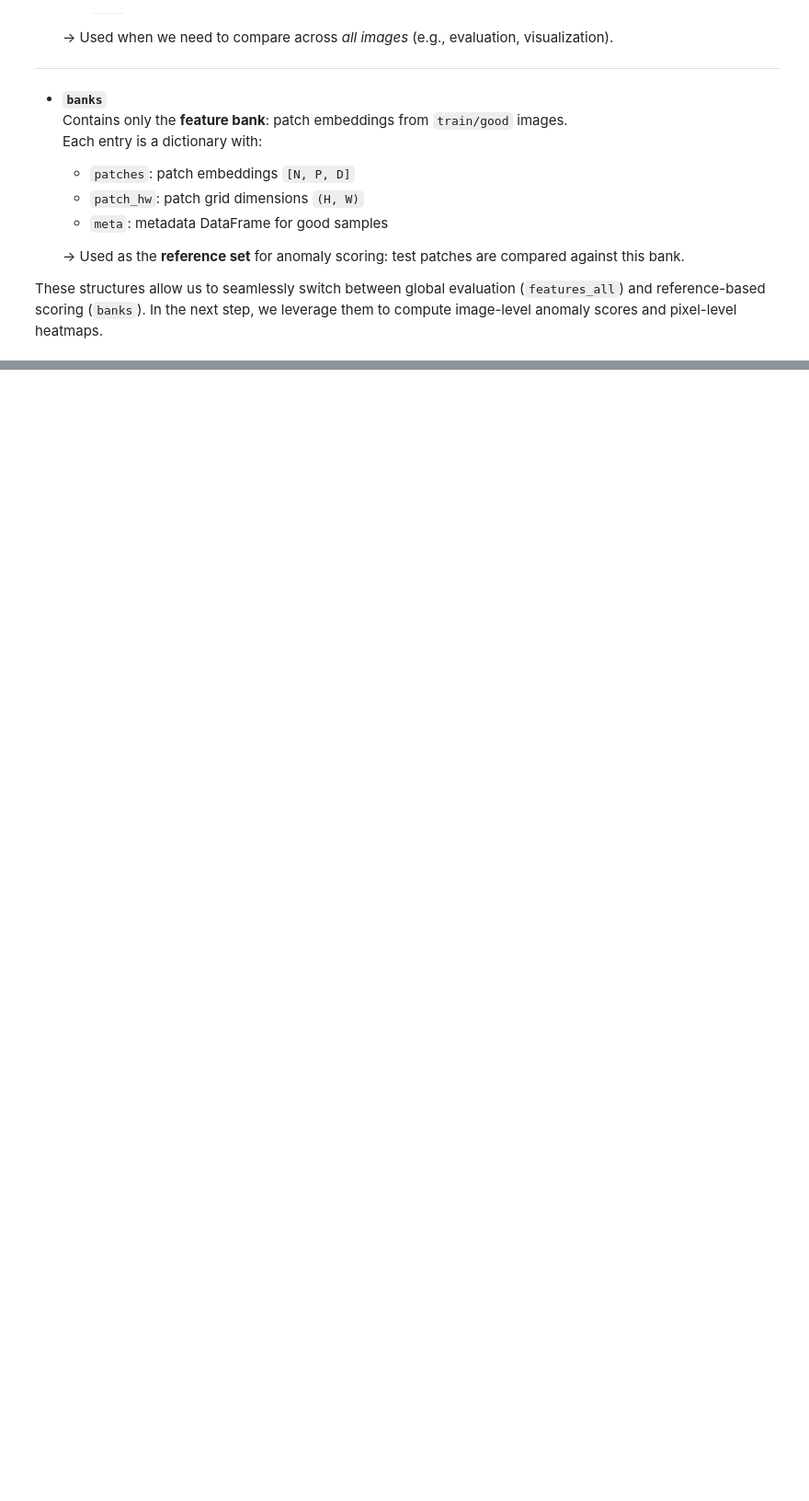
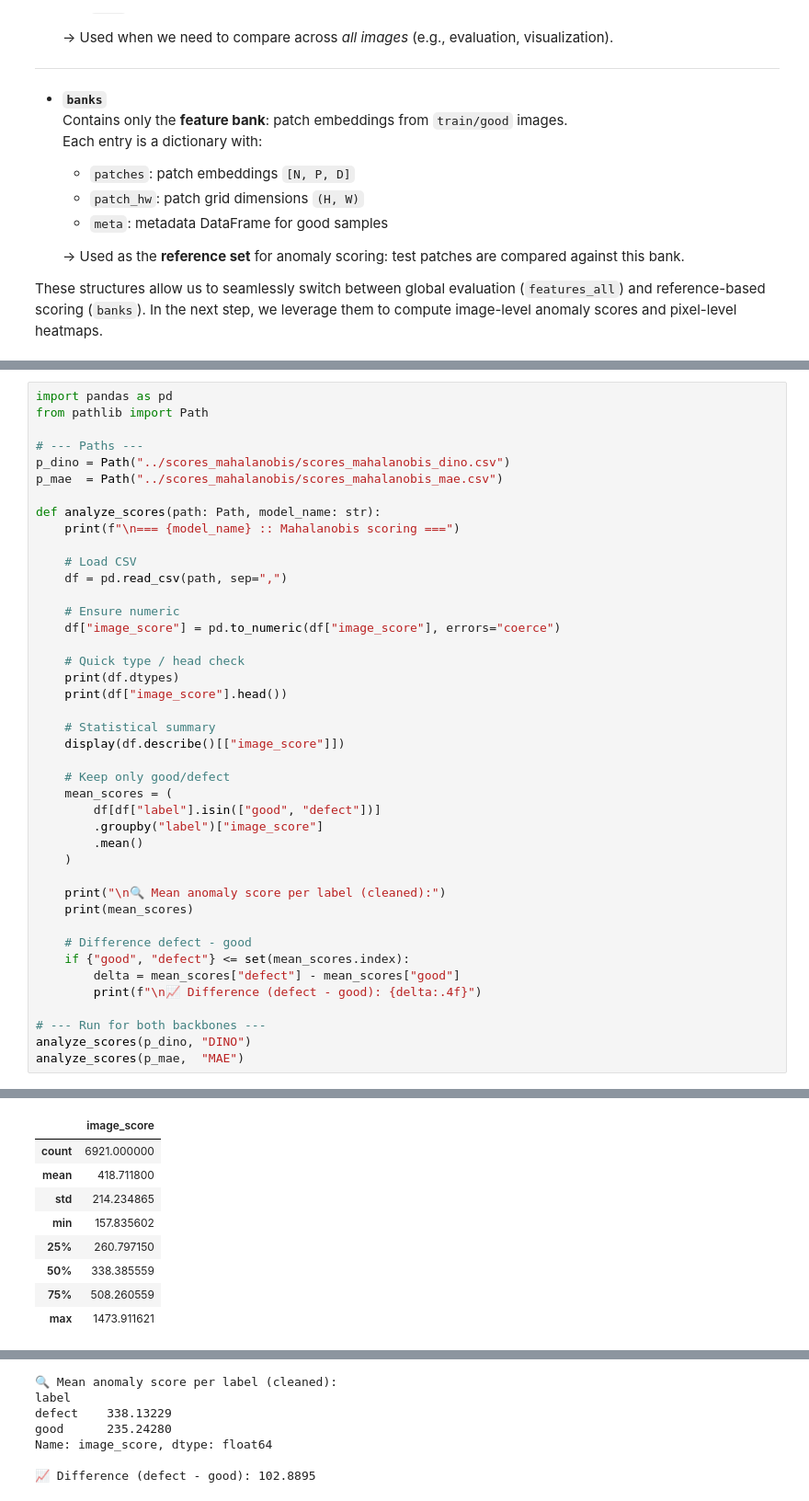
Before and after one commit to frederikcodes/mvtec-vit-anomaly, a Jupyter notebook: notebooks/02_scoring_heatmaps.ipynb, the cells around one changed output, grey strips where cells are left out. Shown at 92% size. Saved outputs shown, nothing was run; the diff lists cells and outputs as text; blank space fills up the shorter version.

```diff
--- a/notebooks/02_scoring_heatmaps.ipynb
+++ b/notebooks/02_scoring_heatmaps.ipynb
@@ -207,0 +705,43 @@ efficient and principled anomaly scoring in the following step.
+# %%
+import pandas as pd
+from pathlib import Path
+
+# --- Paths ---
+p_dino = Path("../scores_mahalanobis/scores_mahalanobis_dino.csv")
+p_mae  = Path("../scores_mahalanobis/scores_mahalanobis_mae.csv")
+
+def analyze_scores(path: Path, model_name: str):
+    print(f"\n=== {model_name} :: Mahalanobis scoring ===")
+
+    # Load CSV
+    df = pd.read_csv(path, sep=",")
+
+    # Ensure numeric
+    df["image_score"] = pd.to_numeric(df["image_score"], errors="coerce")
+
+    # Quick type / head check
+    print(df.dtypes)
+    print(df["image_score"].head())
+
+    # Statistical summary
+    display(df.describe()[["image_score"]])
+
+    # Keep only good/defect
+    mean_scores = (
+        df[df["label"].isin(["good", "defect"])]
+        .groupby("label")["image_score"]
+        .mean()
+    )
+
+    print("\n🔍 Mean anomaly score per label (cleaned):")
+    print(mean_scores)
+
+    # Difference defect - good
+    if {"good", "defect"} <= set(mean_scores.index):
+        delta = mean_scores["defect"] - mean_scores["good"]
+        print(f"\n📈 Difference (defect - good): {delta:.4f}")
+
+# --- Run for both backbones ---
+analyze_scores(p_dino, "DINO")
+analyze_scores(p_mae,  "MAE")
+# %% [output]
@@ -207,0 +762,9 @@ efficient and principled anomaly scoring in the following step.
+|  | image_score |
+| count | 6921.000000 |
+| mean | 418.711800 |
+| std | 214.234865 |
+| min | 157.835602 |
+| 25% | 260.797150 |
+| 50% | 338.385559 |
+| 75% | 508.260559 |
+| max | 1473.911621 |
@@ -207,0 +797,7 @@ efficient and principled anomaly scoring in the following step.
+🔍 Mean anomaly score per label (cleaned):
+label
+defect    338.13229
+good      235.24280
+Name: image_score, dtype: float64
+
+📈 Difference (defect - good): 102.8895
```
Also changed, not shown: parts of 14 cells of this notebook, 3 other files.
